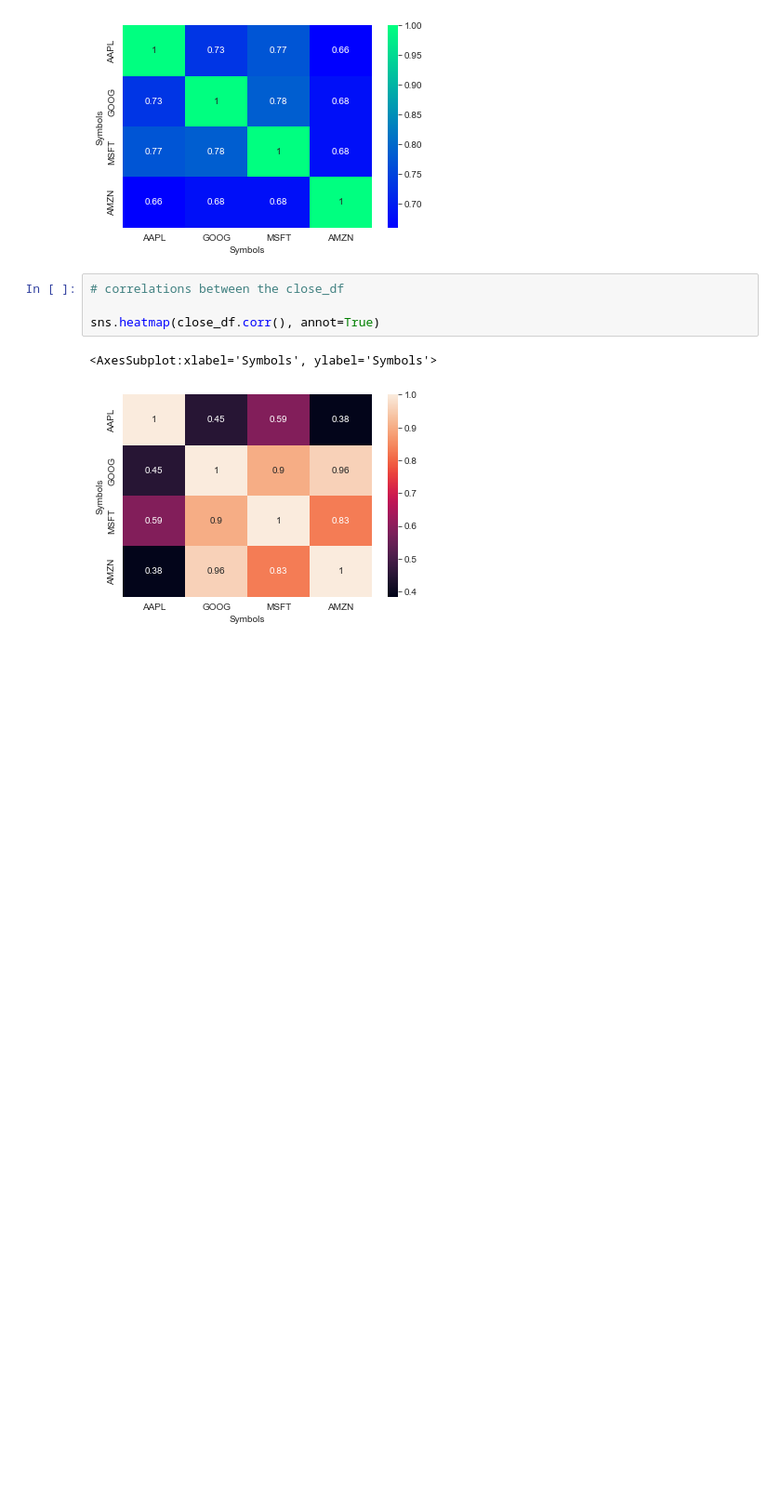
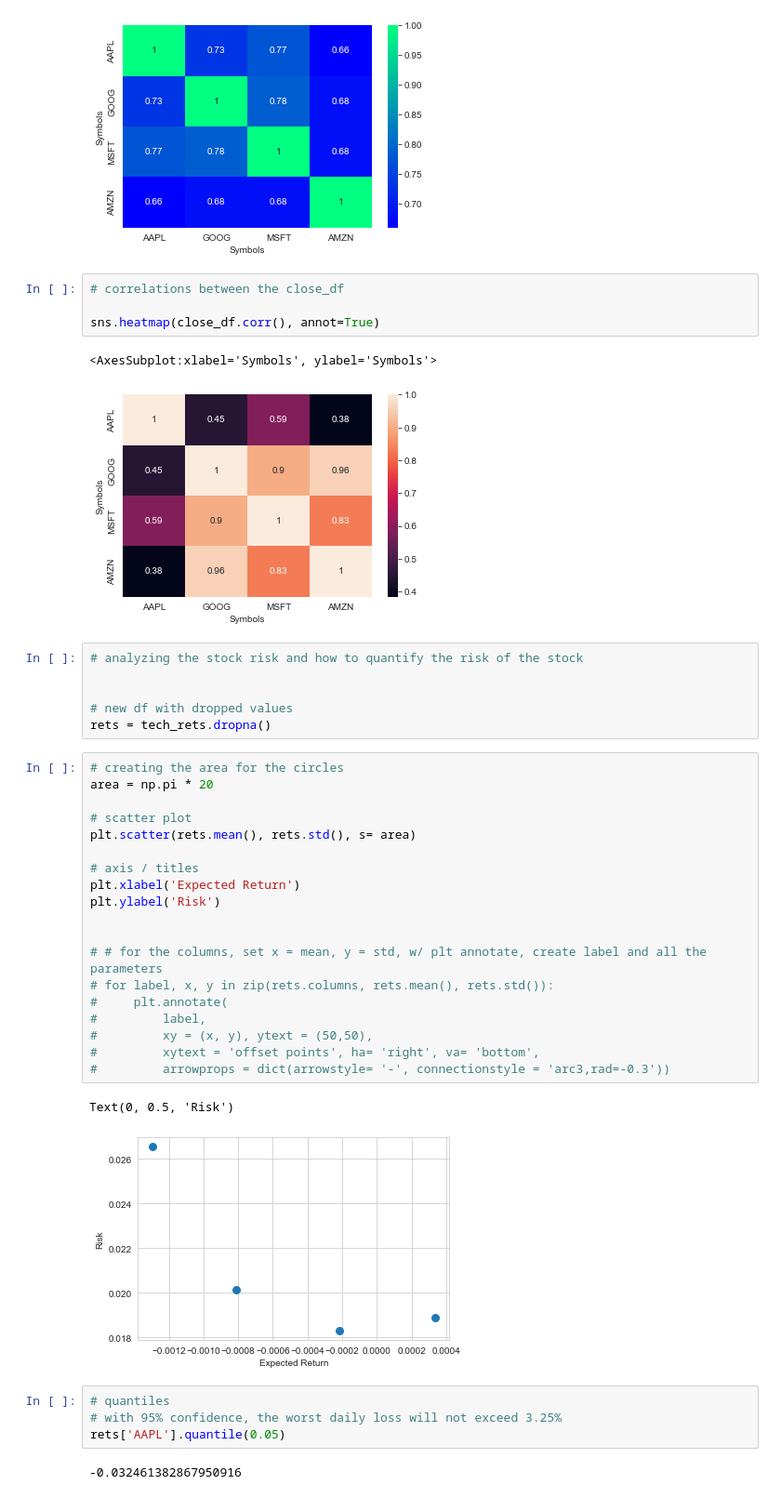
Before and after one commit to jry62/Stock_Market_Analysis, a Jupyter notebook: Stock_Market_Analysis_Project.ipynb, the cells around one changed output. Shown at 93% size. Cells and saved outputs as stored; diff of their text form; blank space fills up the shorter version.

```diff
--- a/Stock_Market_Analysis_Project.ipynb
+++ b/Stock_Market_Analysis_Project.ipynb
@@ -230,3 +230,37 @@ sns.heatmap(close_df.corr(), annot=True)
 # %% [output]
 <AxesSubplot:xlabel='Symbols', ylabel='Symbols'>
 [figure]
+# %%
+# analyzing the stock risk and how to quantify the risk of the stock
+
+
+# new df with dropped values
+rets = tech_rets.dropna()
+# %%
+# creating the area for the circles
+area = np.pi * 20
+
+# scatter plot
+plt.scatter(rets.mean(), rets.std(), s= area)
+
+# axis / titles
+plt.xlabel('Expected Return')
+plt.ylabel('Risk')
+
+
+# # for the columns, set x = mean, y = std, w/ plt annotate, create label and all the parameters
+# for label, x, y in zip(rets.columns, rets.mean(), rets.std()):
+#     plt.annotate(
+#         label,
+#         xy = (x, y), ytext = (50,50),
+#         xytext = 'offset points', ha= 'right', va= 'bottom',
+#         arrowprops = dict(arrowstyle= '-', connectionstyle = 'arc3,rad=-0.3'))
+# %% [output]
+Text(0, 0.5, 'Risk')
+[figure, added]
+# %%
+# quantiles
+# with 95% confidence, the worst daily loss will not exceed 3.25%
+rets['AAPL'].quantile(0.05)
+# %% [output]
+-0.032461382867950916
```
Also changed, not shown: parts of 2 cells of this notebook.
